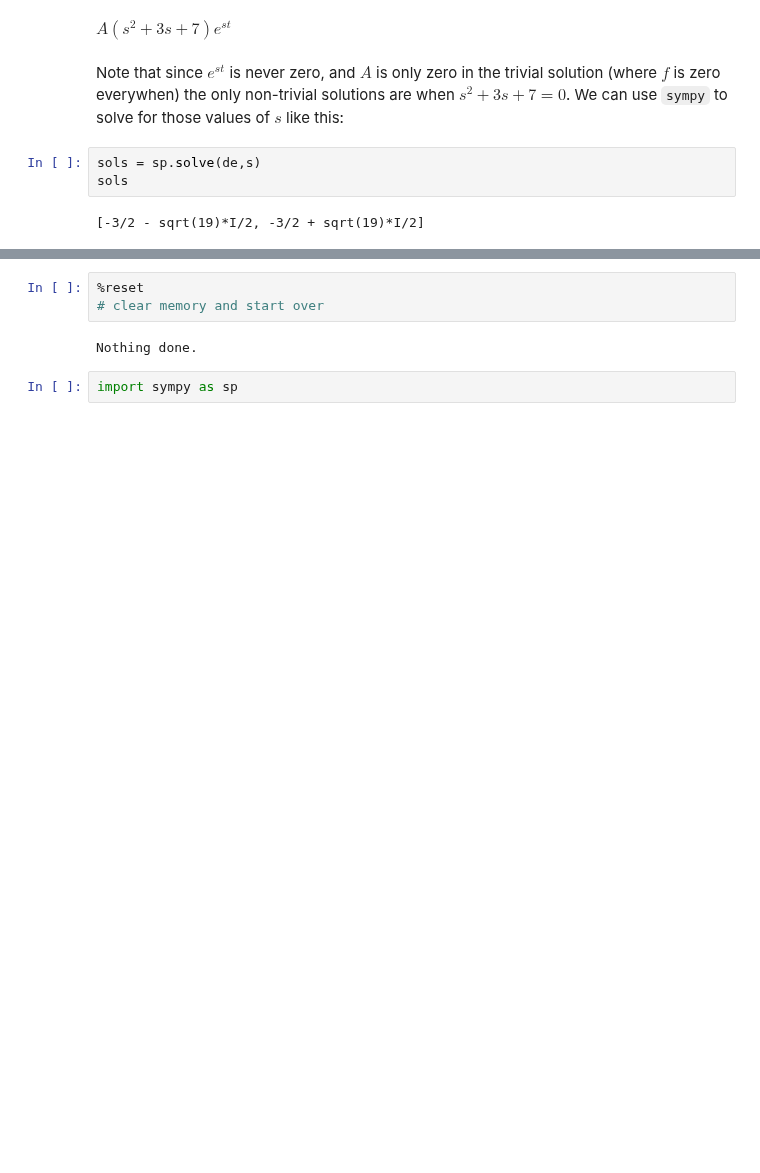
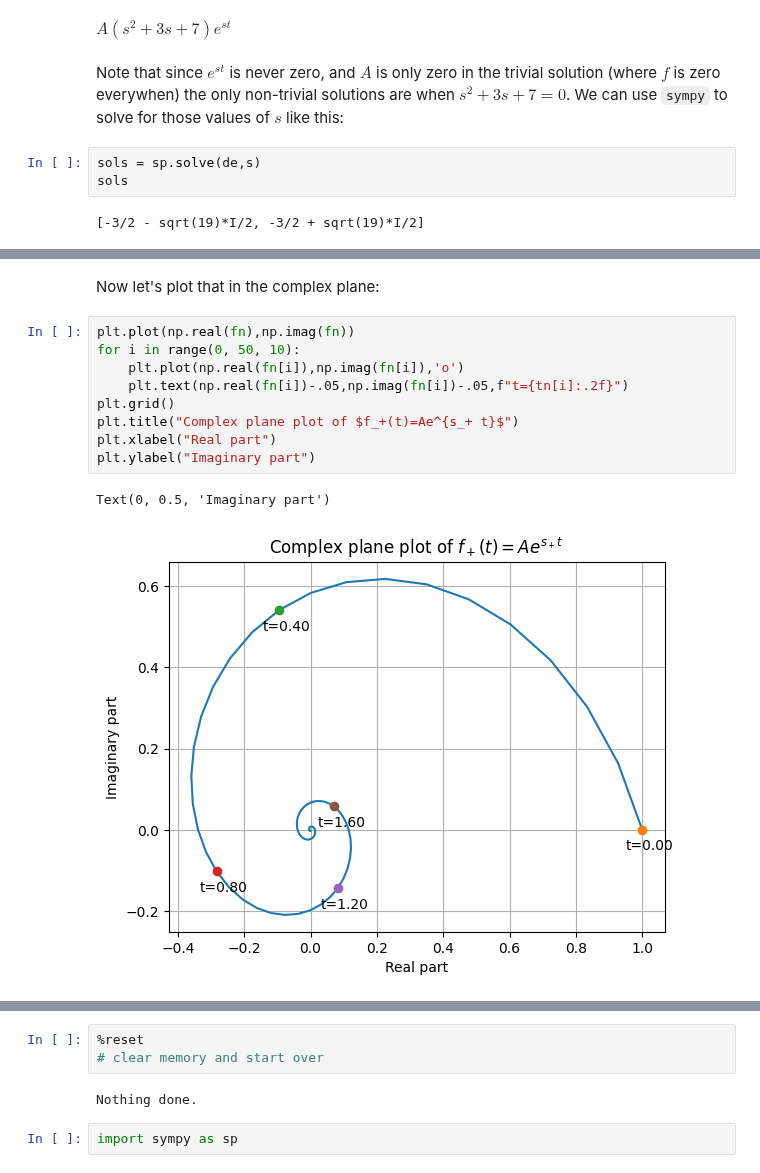
Before and after one commit to 201820-SWEN-230/MATH-330-Activities, a Jupyter notebook: Activity3_HigherOrderSystems.ipynb, the cells around one changed output, grey strips where cells are left out. Drawn from its saved outputs; the diff is of its cells as text; blank space fills up the shorter version.

```diff
--- a/Activity3_HigherOrderSystems.ipynb
+++ b/Activity3_HigherOrderSystems.ipynb
@@ -72,0 +91,14 @@ sp.plot(sp.re(f.subs(s,sols[0]).subs(A,1)),(t,0,5))
+# %% [markdown]
+Now let's plot that in the complex plane:
+# %%
+plt.plot(np.real(fn),np.imag(fn))
+for i in range(0, 50, 10):
+    plt.plot(np.real(fn[i]),np.imag(fn[i]),'o')
+    plt.text(np.real(fn[i])-.05,np.imag(fn[i])-.05,f"t={tn[i]:.2f}")
+plt.grid()
+plt.title("Complex plane plot of $f_+(t)=Ae^{s_+ t}$")
+plt.xlabel("Real part")
+plt.ylabel("Imaginary part")
+# %% [output]
+Text(0, 0.5, 'Imaginary part')
+[figure, added]
```
Also changed, not shown: parts of 24 cells of this notebook.
